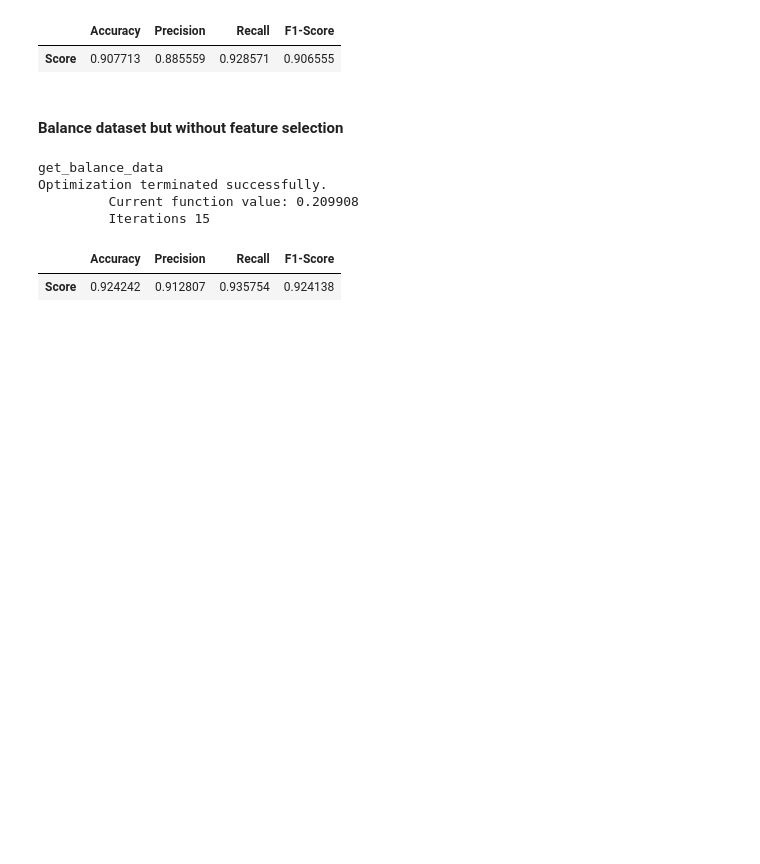
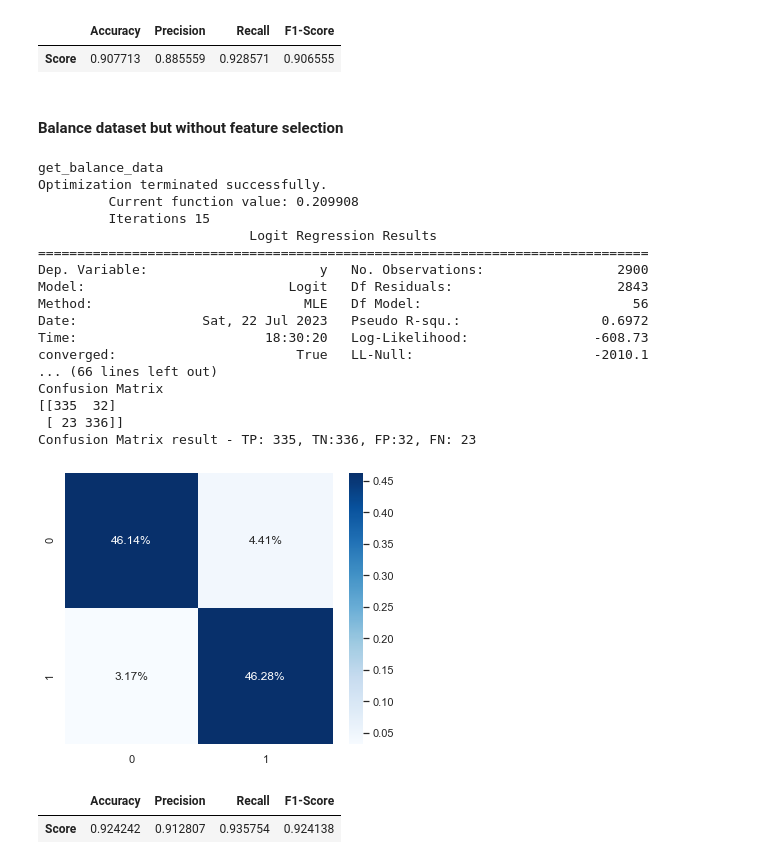
Before and after one commit to quickheaven/scs-3251-statistics-for-data-science, a Jupyter notebook: project_spambase_nb.ipynb, the cells around one changed output. Saved outputs shown, nothing was run; the diff lists cells and outputs as text; code cells hidden in the pictures; blank space fills up the shorter version.

Commit message:
Replaced the two flags with a single flag called verbose. This new flag will display statsmodels summary, confusion matrix and its heatmap is True.

```diff
--- a/project_spambase_nb.ipynb
+++ b/project_spambase_nb.ipynb
@@ -339,7 +338,7 @@ Confusion Matrix result - TP: 325, TN:334, FP:42, FN: 25
 *(For the succeeding run, we will reuse the model helper to avoid repeating the same code.)*
 # %%
 df_sm_result1 = model_helper.run_statsmodels_logit(spambase_balance, is_feature_selection=True,
-                    is_print_summary=True, is_print_confusion_matrix=True)
+                    verbose=True)
 # %% [output]
 init Loader notebook
 The shape before feature selection: (3626, 58)
@@ -369,12 +368,27 @@ df_sm_result1
 # %%
 spambase_balance = loader.get_balance_dataset()
 
-df_sm_result2 = model_helper.run_statsmodels_logit(spambase_balance, is_feature_selection=False)
+df_sm_result2 = model_helper.run_statsmodels_logit(spambase_balance, is_feature_selection=False,
+                    verbose=True)
 # %% [output]
 get_balance_data
 Optimization terminated successfully.
          Current function value: 0.209908
          Iterations 15
+                           Logit Regression Results
+==============================================================================
+Dep. Variable:                      y   No. Observations:                 2900
+Model:                          Logit   Df Residuals:                     2843
+Method:                           MLE   Df Model:                           56
+Date:                Sat, 22 Jul 2023   Pseudo R-squ.:                  0.6972
+Time:                        18:30:20   Log-Likelihood:                -608.73
+converged:                       True   LL-Null:                       -2010.1
+... (66 lines left out)
+Confusion Matrix
+[[335  32]
+ [ 23 336]]
+Confusion Matrix result - TP: 335, TN:336, FP:32, FN: 23
+[figure, added]
 # %%
 df_sm_result2
 # %% [output]
```
Also changed, not shown: parts of 4 cells of this notebook, 1 other file.
